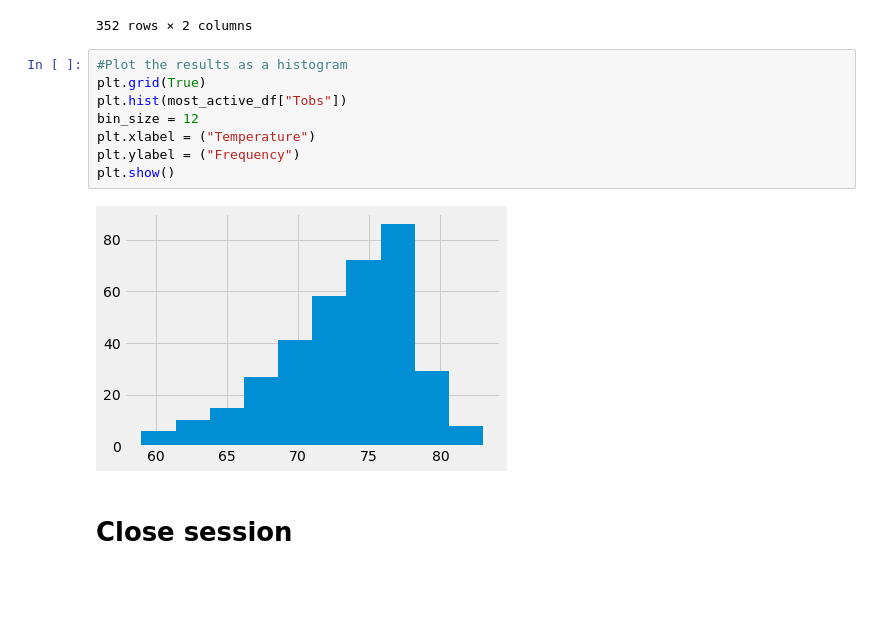
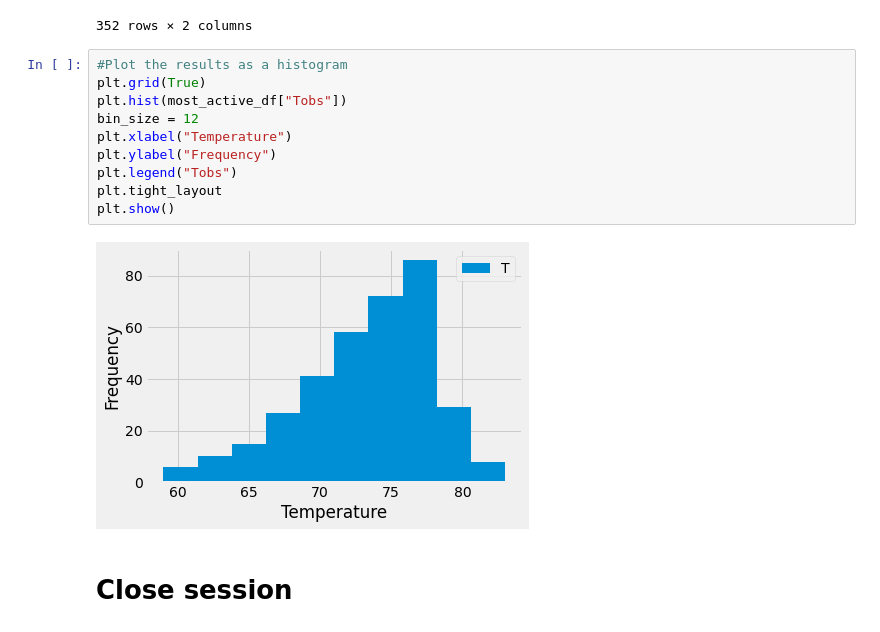
Before and after one commit to PDistasi/sqlalchemy-challenge, a Jupyter notebook: OneDrive/Desktop/GT_Analytics_Boot_Camp/GT_Homework/sqlalchemy-challenge/Surfsup/Instructions/climate_starter.ipynb, the cells around one changed output. Saved outputs shown, nothing was run; the diff lists cells and outputs as text; blank space fills up the shorter version.

```diff
--- a/OneDrive/Desktop/GT_Analytics_Boot_Camp/GT_Homework/sqlalchemy-challenge/Surfsup/Instructions/climate_starter.ipynb
+++ b/OneDrive/Desktop/GT_Analytics_Boot_Camp/GT_Homework/sqlalchemy-challenge/Surfsup/Instructions/climate_starter.ipynb
@@ -207,13 +208,15 @@ most_active_df
 # %%
 #Plot the results as a histogram
 plt.grid(True)
 plt.hist(most_active_df["Tobs"])
 bin_size = 12
-plt.xlabel = ("Temperature")
-plt.ylabel = ("Frequency")
+plt.xlabel("Temperature")
+plt.ylabel("Frequency")
+plt.legend("Tobs")
+plt.tight_layout
 plt.show()
 # %% [output]
-[figure, old version]
+[figure, new version]
 # %% [markdown]
 # Close session
 # %%
```
Also changed, not shown: parts of 1 cell of this notebook, 2 other files.
